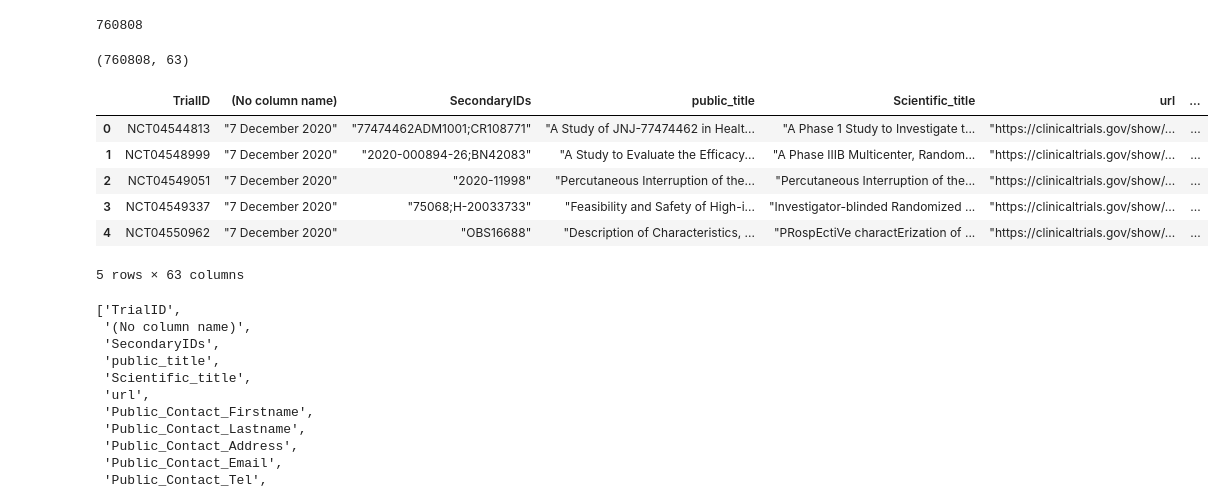
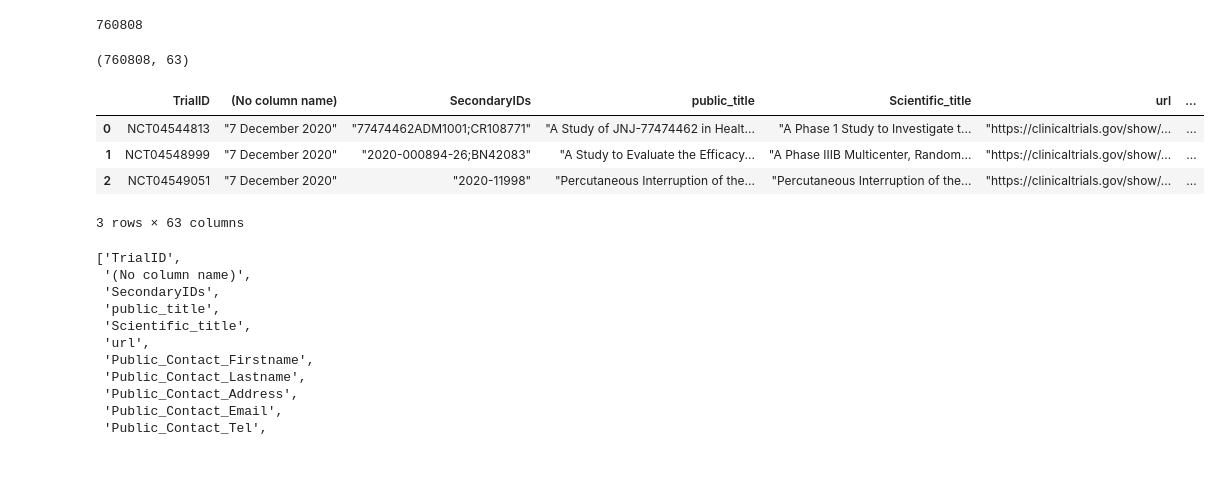
Before and after one commit to katiek74/capstone, a Jupyter notebook: notebooks/capstone_data_download_and_transformation.ipynb, the cells around one changed output. Drawn from its saved outputs; the diff is of its cells as text; code cells hidden in the pictures; blank space fills up the shorter version.

```diff
--- a/notebooks/capstone_data_download_and_transformation.ipynb
+++ b/notebooks/capstone_data_download_and_transformation.ipynb
@@ -25,7 +33,8 @@ WHO_12_07 = pd.read_csv('../data/WHO_all_Week7December2020.csv')
 # %%
-#I discovered that the WHO full dataset does not have a header row with column titles for some reason, adding those:
+#The WHO full dataset does not have a header row with column titles for some reason, adding those:
 
-WHO_all = pd.DataFrame(WHO_all.values, columns = ['TrialID',
+WHO_all = pd.DataFrame(WHO_all.values, columns = [
+'TrialID',
 '(No column name)',
 'SecondaryIDs',
 'public_title',
@@ -90,7 +99,7 @@ WHO_all = pd.DataFrame(WHO_all.values, columns = ['TrialID',
 'Ethics_Contact_Email'
 ])
 
-WHO_all.head()
+WHO_all.head(2)
 # %% [output]
 |  | TrialID | (No column name) | SecondaryIDs | public_title | Scientific_title | url | ... |
 | 0 | NCT04544891 | "21 September 2020" | "2020PI120" | "TREM-1 Pathway Activation in COV... | "Prognostic Significance of the T... | "https://clinicaltrials.gov/show/... | ... |
@@ -114,21 +120,17 @@ print(WHO_all.shape)
 760808
 # %%
 #Appending the two separate weeks to the full WHO dataset for the most up-to-date information:
-
-#df.append(df2)
 
 WHO_all_add_wks = WHO_12_07.append(WHO_11_30)
 WHO_all_total = WHO_all_add_wks.append(WHO_all)
 
 print(WHO_all_total.shape)
-WHO_all_total.head()
+WHO_all_total.head(3)
 # %% [output]
 (760808, 63)
 |  | TrialID | (No column name) | SecondaryIDs | public_title | Scientific_title | url | ... |
 | 0 | NCT04544813 | "7 December 2020" | "77474462ADM1001;CR108771" | "A Study of JNJ-77474462 in Healt... | "A Phase 1 Study to Investigate t... | "https://clinicaltrials.gov/show/... | ... |
 | 1 | NCT04548999 | "7 December 2020" | "2020-000894-26;BN42083" | "A Study to Evaluate the Efficacy... | "A Phase IIIB Multicenter, Random... | "https://clinicaltrials.gov/show/... | ... |
 | 2 | NCT04549051 | "7 December 2020" | "2020-11998" | "Percutaneous Interruption of the... | "Percutaneous Interruption of the... | "https://clinicaltrials.gov/show/... | ... |
-| 3 | NCT04549337 | "7 December 2020" | "75068;H-20033733" | "Feasibility and Safety of High-i... | "Investigator-blinded Randomized ... | "https://clinicaltrials.gov/show/... | ... |
-| 4 | NCT04550962 | "7 December 2020" | "OBS16688" | "Description of Characteristics, ... | "PRospEctiVe charactErization of ... | "https://clinicaltrials.gov/show/... | ... |
-5 rows × 63 columns
+3 rows × 63 columns
 # %%
```
Also changed, not shown: parts of 26 cells of this notebook, 1 other file.
